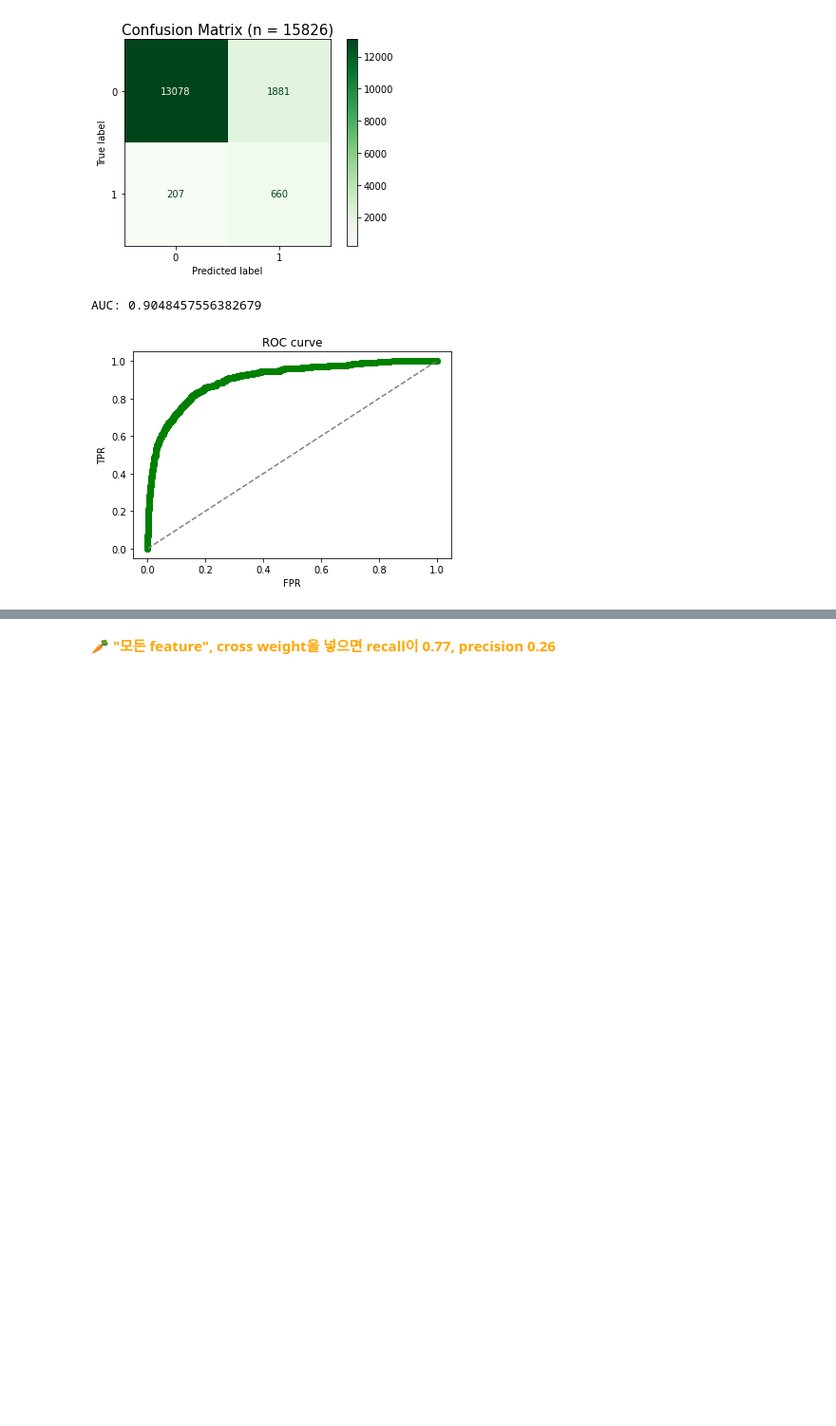
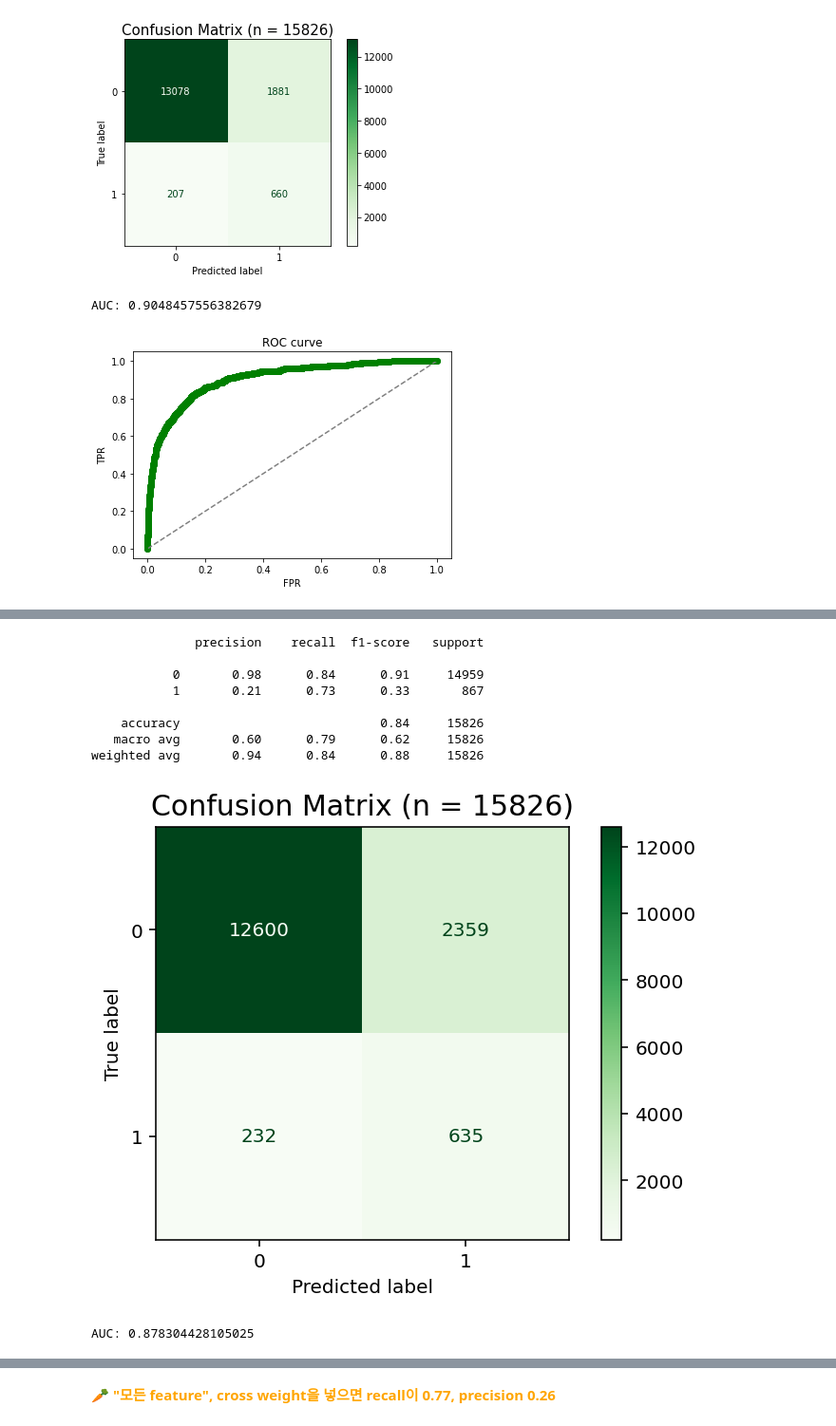
Before and after one commit to Jihyesh/codestates_projects_section2, a Jupyter notebook: Vestiaire_Collective_v2.ipynb, the cells around one changed output, grey strips where cells are left out. Shown at 95% size. Saved outputs shown, nothing was run; the diff lists cells and outputs as text; code cells hidden in the pictures; blank space fills up the shorter version.

```diff
--- a/Vestiaire_Collective_v2.ipynb
+++ b/Vestiaire_Collective_v2.ipynb
@@ -983,0 +986,22 @@ AUC: 0.9048457556382679
+# %%
+# Train, Valuation, Test split
+from sklearn.model_selection import train_test_split
+
+target = 'Buy'
+
+train, test = train_test_split(df_B, test_size=0.2, stratify=df_B[target])
+train, val = train_test_split(train, test_size=0.2, stratify=train[target])
+
+
+# Target, Features split
+
+y_train = train[target]
+X_train = train.drop(columns=[target,'socialNbFollowers'])
+y_val = val[target]
+X_val = val.drop(columns=[target,'socialNbFollowers'])
+y_test = test[target]
+X_test = test.drop(columns=[target,'socialNbFollowers'])
+
+# X_train, y_train = train.drop(columns=target), train[target]
+# X_val, y_val = val.drop(columns=target), val[target]
+print(X_train.shape, y_train.shape, X_val.shape, y_val.shape, X_test.shape, y_test.shape)
@@ -983,0 +1037,33 @@ AUC: 0.9048457556382679
+# %%
+print(classification_report(y_val, pipe.predict(X_val)))
+
+plot_confusion_matrix(pipe, X_val, y_val, cmap=plt.cm.Greens)
+plt.title(f"Confusion Matrix (n = {len(y_val)})", fontsize=15)
+plt.show()
+
+# test
+
+y_pred_proba = pipe.predict_proba(X_val)[:, 1]   # predict_proba 함수는 각 샘플에 대해 어느 클래스에 속할 확률을 0에서 1 사이의 값으로 돌려준다.
+print("AUC:", roc_auc_score(y_val, y_pred_proba))
+
+baseline_fpr, baseline_tpr, _ = roc_curve(y_val, [0] * len(y_val))
+fpr, tpr, thresholds = roc_curve(y_val, y_pred_proba)
+
+plt.plot(baseline_fpr, baseline_tpr, linestyle="--", color="grey", label="Baseline")
+plt.plot(fpr, tpr, color="Green", label="Model")
+plt.scatter(fpr, tpr, color="green")
+plt.title("ROC curve")
+plt.xlabel("FPR")
+plt.ylabel("TPR")
+plt.show()
+# %% [output]
+              precision    recall  f1-score   support
+
+           0       0.98      0.84      0.91     14959
+           1       0.21      0.73      0.33       867
+
+    accuracy                           0.84     15826
+   macro avg       0.60      0.79      0.62     15826
+weighted avg       0.94      0.84      0.88     15826
+[figure, added]
+AUC: 0.878304428105025
```
Also changed, not shown: parts of 4 cells of this notebook.
